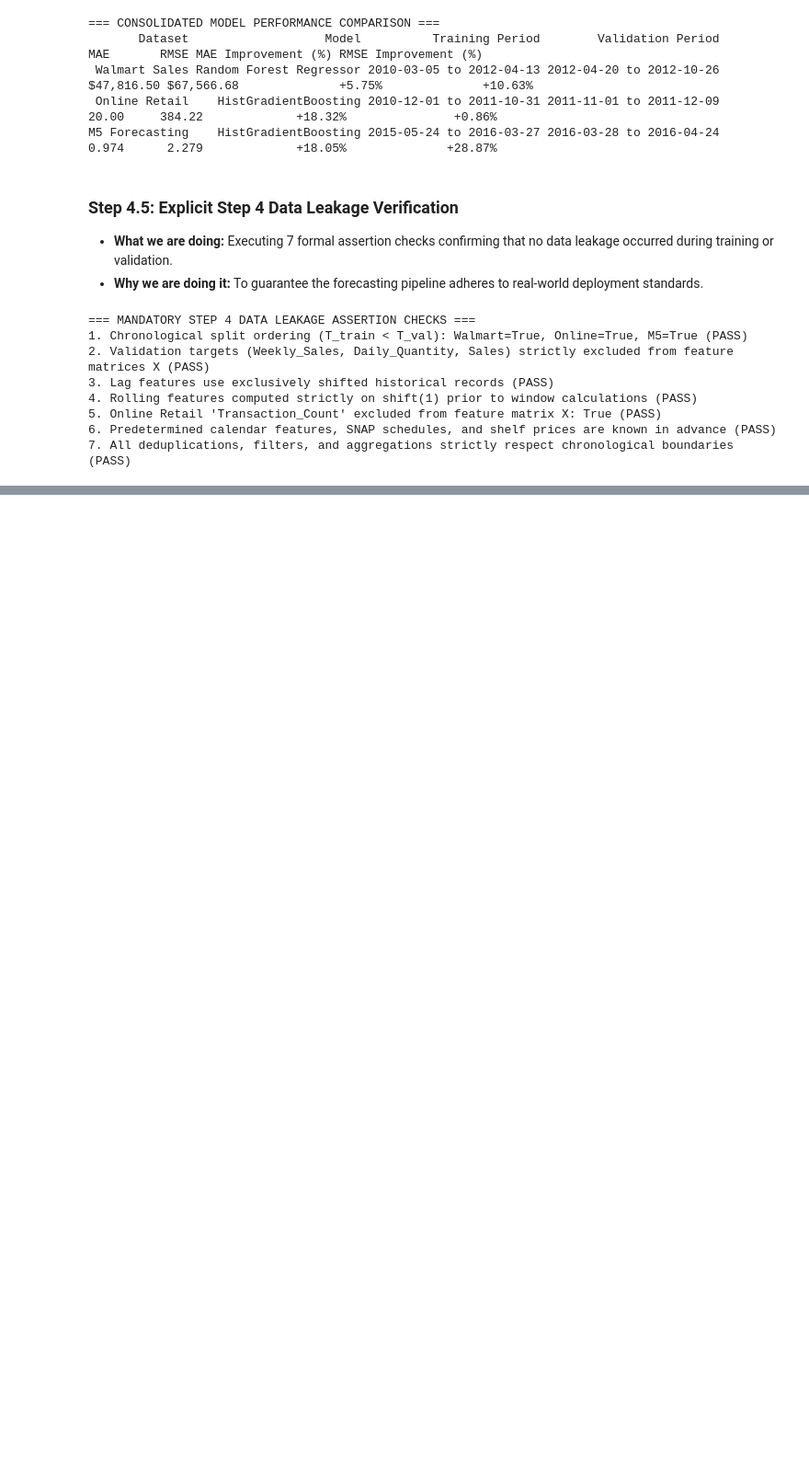
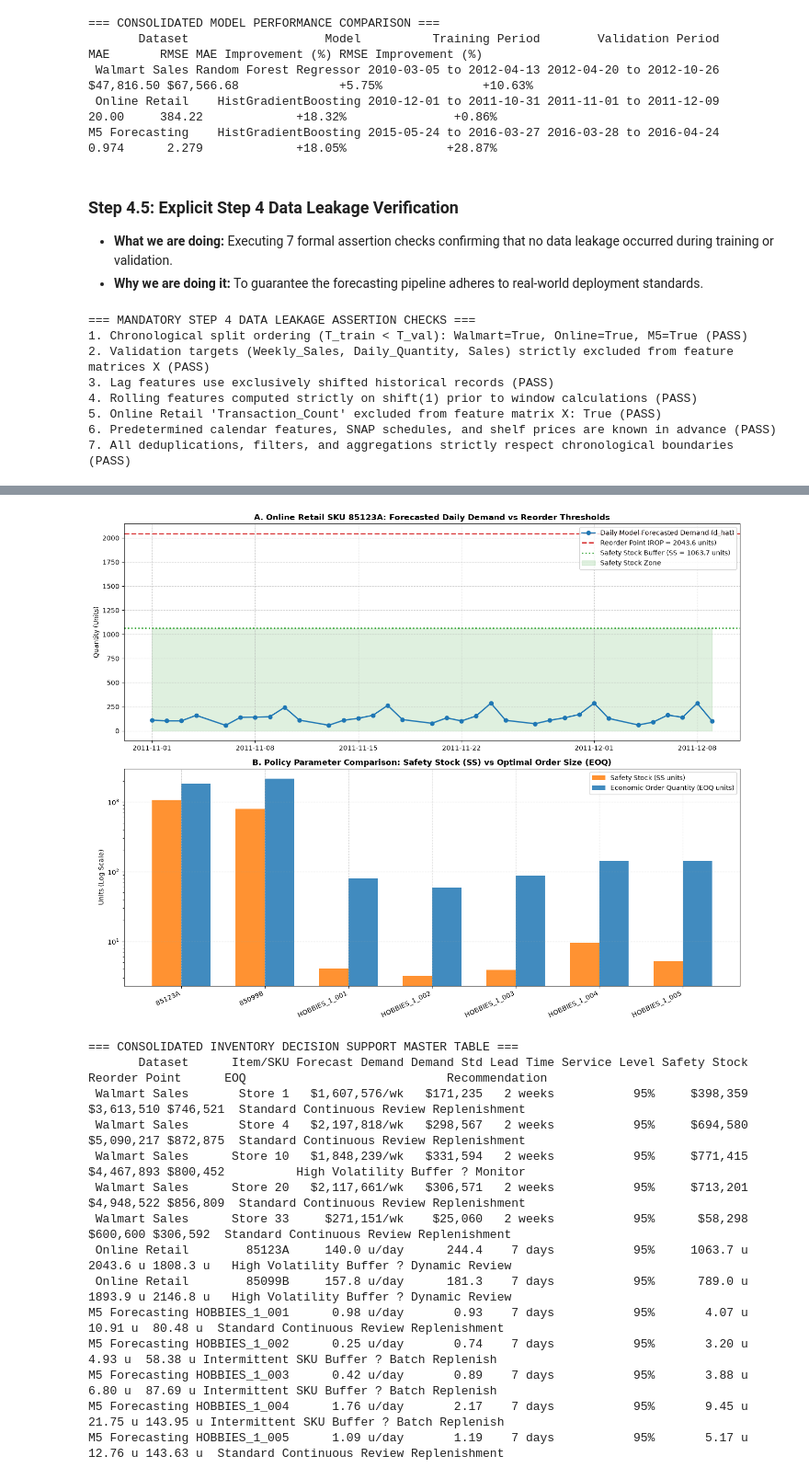
Before and after one commit to sashank321/ML-Inventory-Decision-Support-System, a Jupyter notebook: ML_Inventory_Decision_Support_System.ipynb, the cells around one changed output, grey strips where cells are left out. Shown at 92% size. Cells and saved outputs as stored; diff of their text form; code cells hidden in the pictures; blank space fills up the shorter version.

Commit message:
Implement Step 5: Inventory Decision Support (Safety Stock, Reorder Point, EOQ, and Decision Visualizations)

```diff
--- a/ML_Inventory_Decision_Support_System.ipynb
+++ b/ML_Inventory_Decision_Support_System.ipynb
@@ -1206,0 +1812,59 @@ ightarrow 2.279$).
+# %%
+# Step 5.4: Inventory Decision Support Visualizations
+fig, axes = plt.subplots(2, 1, figsize=(14, 11))
+
+# 1. Online Retail SKU 85123A: Daily Forecast vs Reorder Point & Safety Stock
+val_sku_ts = val_o[val_o['StockCode'] == '85123A'].sort_values('Date').reset_index(drop=True)
+ss_top = float(df_online_inv.loc[df_online_inv['Item/SKU'] == '85123A', 'Safety Stock'].values[0].replace(' u', ''))
+rop_top = float(df_online_inv.loc[df_online_inv['Item/SKU'] == '85123A', 'Reorder Point'].values[0].replace(' u', ''))
+
+axes[0].plot(val_sku_ts['Date'], val_sku_ts['Pred_HGB'], 'o-', label='Daily Model Forecasted Demand (d_hat)', color='#1f77b4', linewidth=2)
+axes[0].axhline(y=rop_top, color='#d62728', linestyle='--', linewidth=2, label=f'Reorder Point (ROP = {rop_top:.1f} units)')
+axes[0].axhline(y=ss_top, color='#2ca02c', linestyle=':', linewidth=2, label=f'Safety Stock Buffer (SS = {ss_top:.1f} units)')
+axes[0].fill_between(val_sku_ts['Date'], 0, ss_top, color='#2ca02c', alpha=0.15, label='Safety Stock Zone')
+axes[0].set_title('A. Online Retail SKU 85123A: Forecasted Daily Demand vs Reorder Thresholds', fontsize=12, fontweight='bold')
+axes[0].set_ylabel('Quantity (Units)')
+axes[0].legend(loc='upper right')
+axes[0].grid(True, linestyle='--', alpha=0.6)
+
+# 2. Safety Stock vs EOQ Comparison across Online Retail & M5 Representative SKUs
+comb_items = pd.concat([df_online_inv[['Item/SKU', 'Safety Stock', 'EOQ']], df_m5_inv[['Item/SKU', 'Safety Stock', 'EOQ']]], ignore_index=True)
+comb_items['SS_val'] = comb_items['Safety Stock'].str.replace(' u', '').astype(float)
+comb_items['EOQ_val'] = comb_items['EOQ'].str.replace(' u', '').astype(float)
+
+x_pos = np.arange(len(comb_items))
+bar_width = 0.35
+
+axes[1].bar(x_pos - bar_width/2, comb_items['SS_val'], width=bar_width, label='Safety Stock (SS units)', color='#ff7f0e', alpha=0.85)
+axes[1].bar(x_pos + bar_width/2, comb_items['EOQ_val'], width=bar_width, label='Economic Order Quantity (EOQ units)', color='#1f77b4', alpha=0.85)
+axes[1].set_xticks(x_pos)
+axes[1].set_xticklabels(comb_items['Item/SKU'], rotation=25, ha='right')
+axes[1].set_title('B. Policy Parameter Comparison: Safety Stock (SS) vs Optimal Order Size (EOQ)', fontsize=12, fontweight='bold')
+axes[1].set_ylabel('Units (Log Scale)')
+axes[1].set_yscale('log')
+axes[1].legend(loc='upper right')
+axes[1].grid(True, linestyle='--', alpha=0.6)
+
+plt.tight_layout()
+plt.show()
+
+# Consolidated Master Inventory Decision Table
+df_master_inv = pd.concat([df_walmart_inv, df_online_inv, df_m5_inv], ignore_index=True)
+print("=== CONSOLIDATED INVENTORY DECISION SUPPORT MASTER TABLE ===")
+print(df_master_inv.to_string(index=False))
+# %% [output]
+[figure, added]
+=== CONSOLIDATED INVENTORY DECISION SUPPORT MASTER TABLE ===
+       Dataset      Item/SKU Forecast Demand Demand Std Lead Time Service Level Safety Stock Reorder Point      EOQ                            Recommendation
+ Walmart Sales       Store 1   $1,607,576/wk   $171,235   2 weeks           95%     $398,359    $3,613,510 $746,521  Standard Continuous Review Replenishment
+ Walmart Sales       Store 4   $2,197,818/wk   $298,567   2 weeks           95%     $694,580    $5,090,217 $872,875  Standard Continuous Review Replenishment
+ Walmart Sales      Store 10   $1,848,239/wk   $331,594   2 weeks           95%     $771,415    $4,467,893 $800,452          High Volatility Buffer ? Monitor
+ Walmart Sales      Store 20   $2,117,661/wk   $306,571   2 weeks           95%     $713,201    $4,948,522 $856,809  Standard Continuous Review Replenishment
+ Walmart Sales      Store 33     $271,151/wk    $25,060   2 weeks           95%      $58,298      $600,600 $306,592  Standard Continuous Review Replenishment
+ Online Retail        85123A     140.0 u/day      244.4    7 days           95%     1063.7 u      2043.6 u 1808.3 u   High Volatility Buffer ? Dynamic Review
+ Online Retail        85099B     157.8 u/day      181.3    7 days           95%      789.0 u      1893.9 u 2146.8 u   High Volatility Buffer ? Dynamic Review
+M5 Forecasting HOBBIES_1_001      0.98 u/day       0.93    7 days           95%       4.07 u       10.91 u  80.48 u  Standard Continuous Review Replenishment
+M5 Forecasting HOBBIES_1_002      0.25 u/day       0.74    7 days           95%       3.20 u        4.93 u  58.38 u Intermittent SKU Buffer ? Batch Replenish
+M5 Forecasting HOBBIES_1_003      0.42 u/day       0.89    7 days           95%       3.88 u        6.80 u  87.69 u Intermittent SKU Buffer ? Batch Replenish
+M5 Forecasting HOBBIES_1_004      1.76 u/day       2.17    7 days           95%       9.45 u       21.75 u 143.95 u Intermittent SKU Buffer ? Batch Replenish
+M5 Forecasting HOBBIES_1_005      1.09 u/day       1.19    7 days           95%       5.17 u       12.76 u 143.63 u  Standard Continuous Review Replenishment
```
Also changed, not shown: parts of 28 cells of this notebook.
